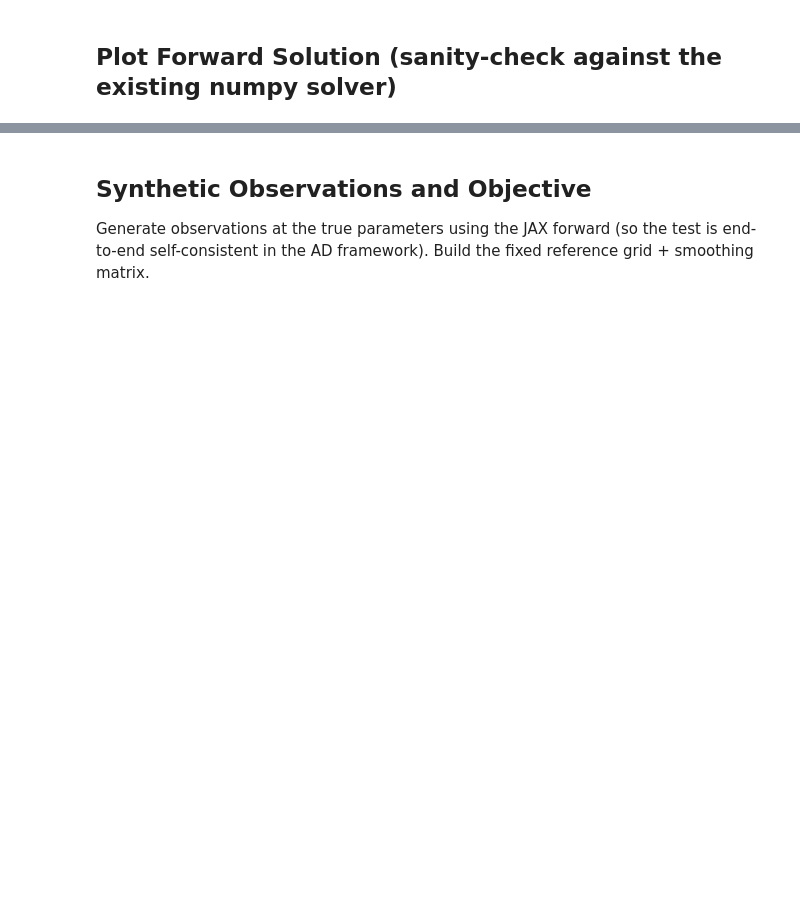
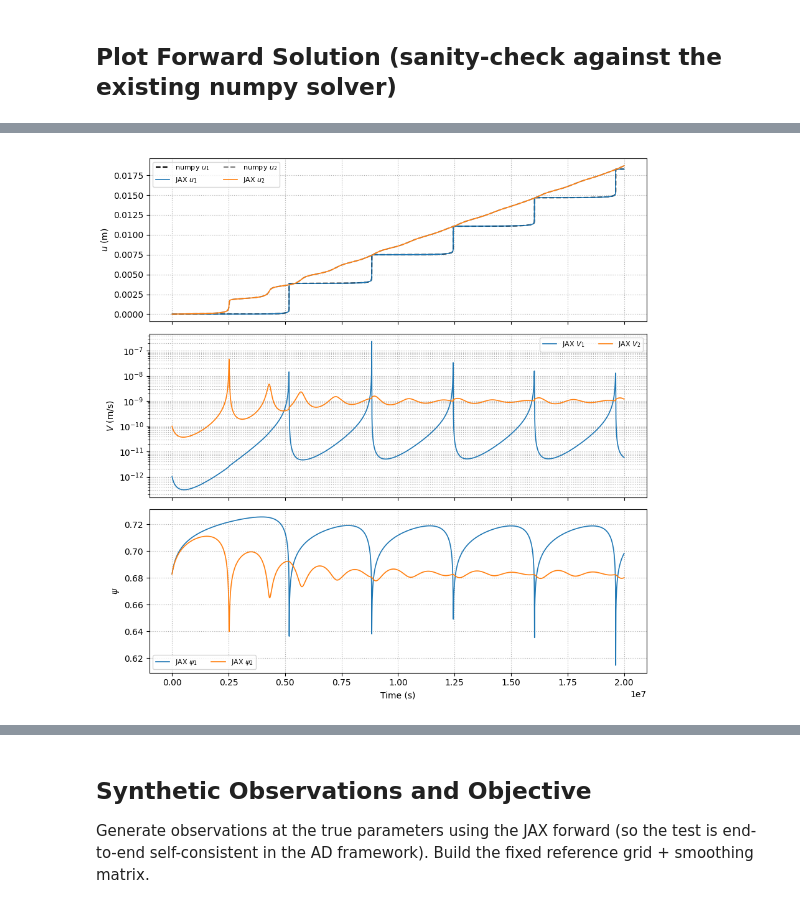
Before and after one commit to ericeberg3/spring-slider-adjoint, a Jupyter notebook: slip_discrete_adjoint_double_springslider.ipynb, the cells around one changed output, grey strips where cells are left out. Drawn from its saved outputs; the diff is of its cells as text; code cells hidden in the pictures; blank space fills up the shorter version.

```diff
--- a/slip_discrete_adjoint_double_springslider.ipynb
+++ b/slip_discrete_adjoint_double_springslider.ipynb
@@ -269,0 +245,82 @@ max |u2_JAX - u2_numpy| / max|u2| = 2.01e-04
+# %%
+from adapt_fwd_solve import forward_solve_adaptive_2block
+
+fwd_ref = forward_solve_adaptive_2block(dict(M), T, u1_0, psi1_0, u2_0, psi2_0,
+                                         V1_init=V1_init, V2_init=V2_init)
+
+# Recover V_i from the JAX solution at the saved times
+V1_jax = np.array([float(solve_V(jnp.asarray(p), jnp.asarray(M['a1']), jnp.asarray(N1),
+                                  jnp.asarray(tau0_1 + M['k0']*V_bg*t - (M['k0']+M['k12'])*u + M['k12']*u2)))
+                   for t, u, p, u2 in zip(t_dense, ys[:,0], ys[:,1], ys[:,2])])
+V2_jax = np.array([float(solve_V(jnp.asarray(p), jnp.asarray(M['a2']), jnp.asarray(N2),
+                                  jnp.asarray(tau0_2 + M['k0']*V_bg*t - (M['k0']+M['k12'])*u2 + M['k12']*u1)))
+                   for t, u1, p, u2 in zip(t_dense, ys[:,0], ys[:,3], ys[:,2])])
+
+fig, axes = plt.subplots(3, 1, figsize=(9, 9), sharex=True)
+
+# Row 0: u1, u2
+axes[0].plot(fwd_ref['t'], fwd_ref['u1'], 'k--', lw=1.5, label='numpy $u_1$')
+axes[0].plot(t_dense,      ys[:, 0],      'C0',  lw=1.2, label='JAX $u_1$')
+axes[0].plot(fwd_ref['t'], fwd_ref['u2'], color='0.5', ls='--', lw=1.5, label='numpy $u_2$')
+axes[0].plot(t_dense,      ys[:, 2],      'C1',  lw=1.2, label='JAX $u_2$')
+axes[0].set_ylabel('$u$ (m)'); axes[0].legend(fontsize=8, ncol=2); axes[0].grid(True, ls=':')
+
+# Row 1: V1, V2 (semilogy)
+# axes[1].semilogy(fwd_ref['t'], fwd_ref['V1'], 'k--',                  lw=1.5, label='numpy $V_1$')
+axes[1].semilogy(t_dense,      V1_jax,        'C0',                   lw=1.2, label='JAX $V_1$')
+# axes[1].semilogy(fwd_ref['t'], fwd_ref['V2'], color='0.5', ls='--',   lw=1.5, label='numpy $V_2$')
+axes[1].semilogy(t_dense,      V2_jax,        'C1',                   lw=1.2, label='JAX $V_2$')
+axes[1].set_ylabel('$V$ (m/s)')
+axes[1].legend(fontsize=8, ncol=2); axes[1].grid(True, ls=':', which='both')
+
+# Row 2: psi1, psi2
+# axes[2].plot(fwd_ref['t'], fwd_ref['psi1'], 'k--',                lw=1.5, label='numpy $\\psi_1$')
+axes[2].plot(t_dense,      ys[:, 1],        'C0',                 lw=1.2, label='JAX $\\psi_1$')
+# axes[2].plot(fwd_ref['t'], fwd_ref['psi2'], color='0.5', ls='--', lw=1.5, label='numpy $\\psi_2$')
+axes[2].plot(t_dense,      ys[:, 3],        'C1',                 lw=1.2, label='JAX $\\psi_2$')
+axes[2].set_ylabel('$\\psi$'); axes[2].set_xlabel('Time (s)')
+axes[2].legend(fontsize=8, ncol=2); axes[2].grid(True, ls=':')
+
+plt.tight_layout(); plt.show()
+
+rel_u1 = np.max(np.abs(np.interp(t_dense, fwd_ref['t'], fwd_ref['u1']) - ys[:, 0])) / np.max(np.abs(fwd_ref['u1']))
+rel_u2 = np.max(np.abs(np.interp(t_dense, fwd_ref['t'], fwd_ref['u2']) - ys[:, 2])) / np.max(np.abs(fwd_ref['u2']))
+print(f"max |u1_JAX - u1_numpy| / max|u1| = {rel_u1:.2e}")
+print(f"max |u2_JAX - u2_numpy| / max|u2| = {rel_u2:.2e}")
+
+# ------------------------------------------------------------------
+# Phase portrait: log velocity vs shear stress, both blocks
+# ------------------------------------------------------------------
+# Recover tau_i(t) along the JAX trajectory from (V_i, psi_i)
+psi1_jax = np.asarray(ys[:, 1])
+psi2_jax = np.asarray(ys[:, 3])
+tau1_fwd = N1 * M['a1'] * np.arcsinh(V1_jax / (2.0 * V0) * np.exp(psi1_jax / M['a1']))
+tau2_fwd = N2 * M['a2'] * np.arcsinh(V2_jax / (2.0 * V0) * np.exp(psi2_jax / M['a2']))
+
+# Steady-state friction coefficient: f_ss(V) = f0 + (a - b) * ln(V/V0)
+def fss_fn(V, a, b, f0):
+    return f0 + (a - b) * np.log(V / V0)
+
+V_min = min(V1_jax.min(), V2_jax.min()) * 0.5
+V_max = max(V1_jax.max(), V2_jax.max()) * 2.0
+V_ss  = np.geomspace(V_min, V_max, 300)
+t     = np.asarray(t_dense)
+
+fig2, ax2 = plt.subplots(figsize=(7, 5))
+sc1 = ax2.scatter(V1_jax, tau1_fwd, c=t, cmap='Blues',   s=6, lw=0, zorder=3, label='Block 1')
+sc2 = ax2.scatter(V2_jax, tau2_fwd, c=t, cmap='Oranges', s=6, lw=0, zorder=3, label='Block 2')
+ax2.plot(V_ss, N1 * fss_fn(V_ss, M['a1'], M['b1'], M['f0_1']), 'b--',        lw=1.2, label=r'$\tau_{ss}$ Block 1')
+ax2.plot(V_ss, N2 * fss_fn(V_ss, M['a2'], M['b2'], M['f0_2']), 'darkorange', ls='--', lw=1.2, label=r'$\tau_{ss}$ Block 2')
+ax2.set_xscale('log')
+ax2.set_xlabel('Slip velocity $V$ (m/s)')
+ax2.set_ylabel('Shear stress $\\tau$ (MPa)')
+ax2.set_title('Phase portrait: $V$ vs $\\tau$  — two-block forward solution')
+ax2.legend(fontsize=8)
+ax2.grid(True, ls=':', lw=0.5, which='both')
+plt.tight_layout()
+plt.show()
+
+print(f"Block 1 slip range: V={V1_jax.min():.3e} – {V1_jax.max():.3e} m/s,  u(T)={float(ys[-1,0]):.4e} m")
+print(f"Block 2 slip range: V={V2_jax.min():.3e} – {V2_jax.max():.3e} m/s,  u(T)={float(ys[-1,2]):.4e} m")
+# %% [output]
+[figure, added]
```
Also changed, not shown: parts of 12 cells of this notebook, 3 other files.
